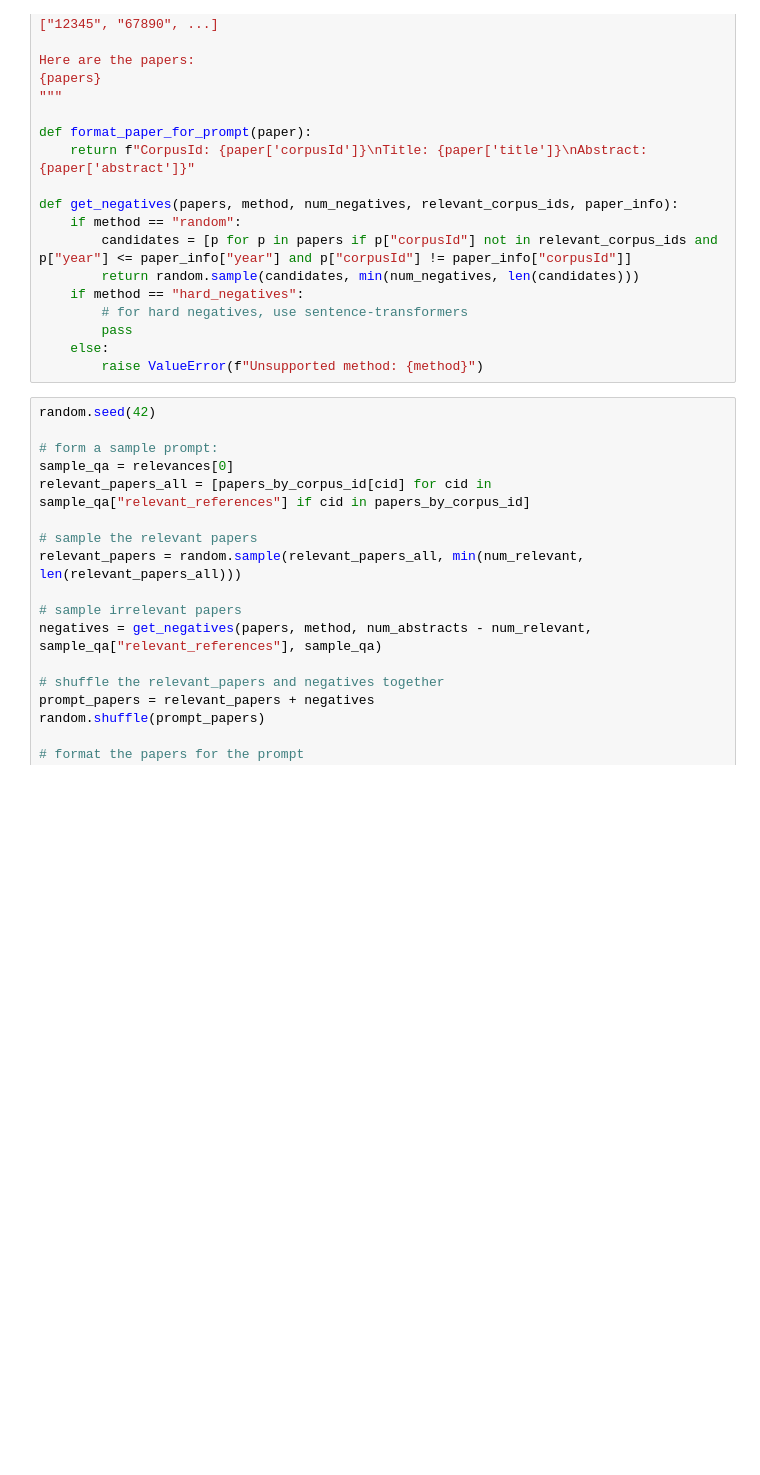
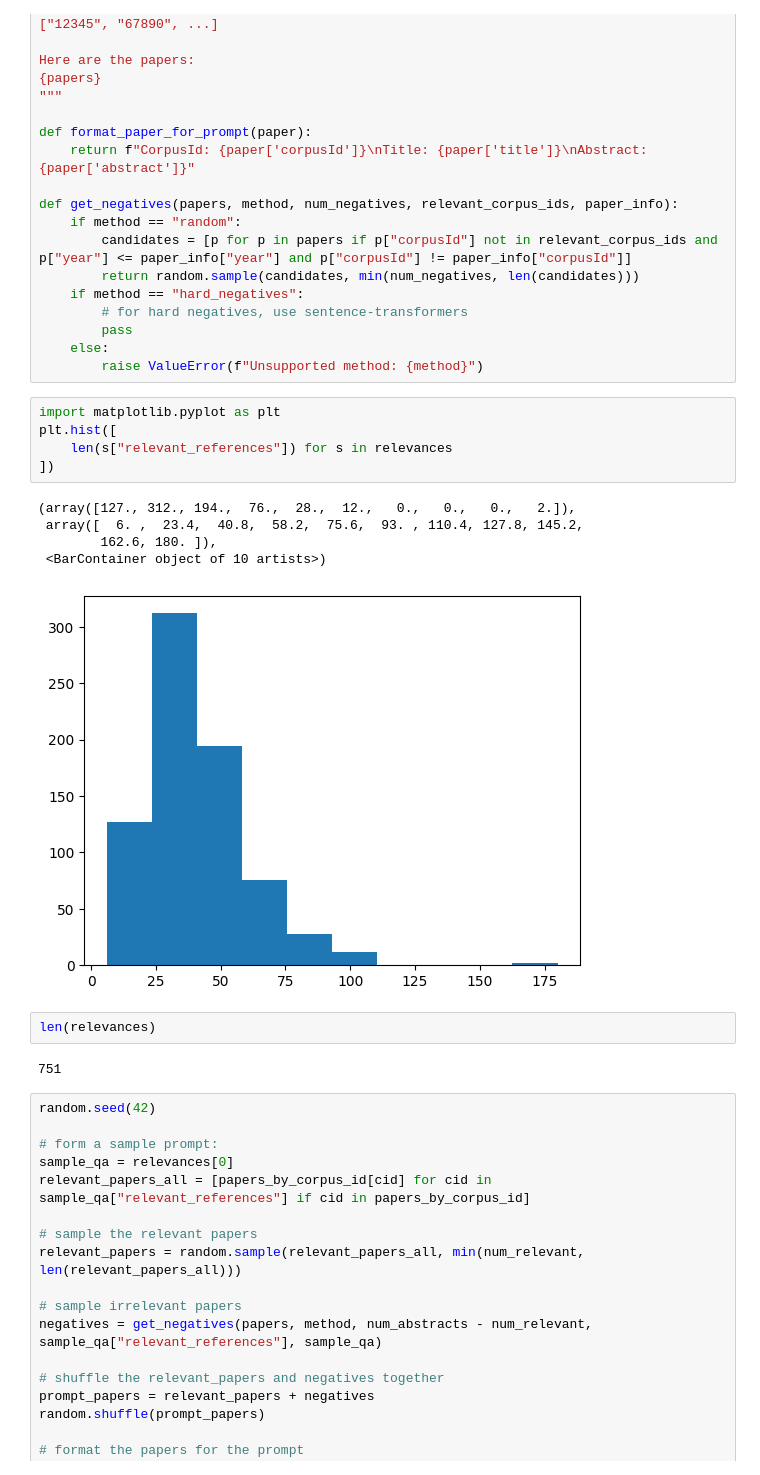
Before and after one commit to bnewm0609/microbiome_eval, a Jupyter notebook: notebooks/Exploration 1.ipynb, the cells around one changed output. Drawn from its saved outputs; the diff is of its cells as text; blank space fills up the shorter version.

```diff
--- a/notebooks/Exploration 1.ipynb
+++ b/notebooks/Exploration 1.ipynb
@@ -294,6 +294,21 @@ def get_negatives(papers, method, num_negatives, relevant_corpus_ids, paper_info
         pass
     else:
         raise ValueError(f"Unsupported method: {method}")
+# %%
+import matplotlib.pyplot as plt
+plt.hist([
+    len(s["relevant_references"]) for s in relevances
+])
+# %% [output]
+(array([127., 312., 194.,  76.,  28.,  12.,   0.,   0.,   0.,   2.]),
+ array([  6. ,  23.4,  40.8,  58.2,  75.6,  93. , 110.4, 127.8, 145.2,
+        162.6, 180. ]),
+ <BarContainer object of 10 artists>)
+[figure, added]
+# %%
+len(relevances)
+# %% [output]
+751
 # %%
 random.seed(42)
 
```
Also changed, not shown: 3 other files.
